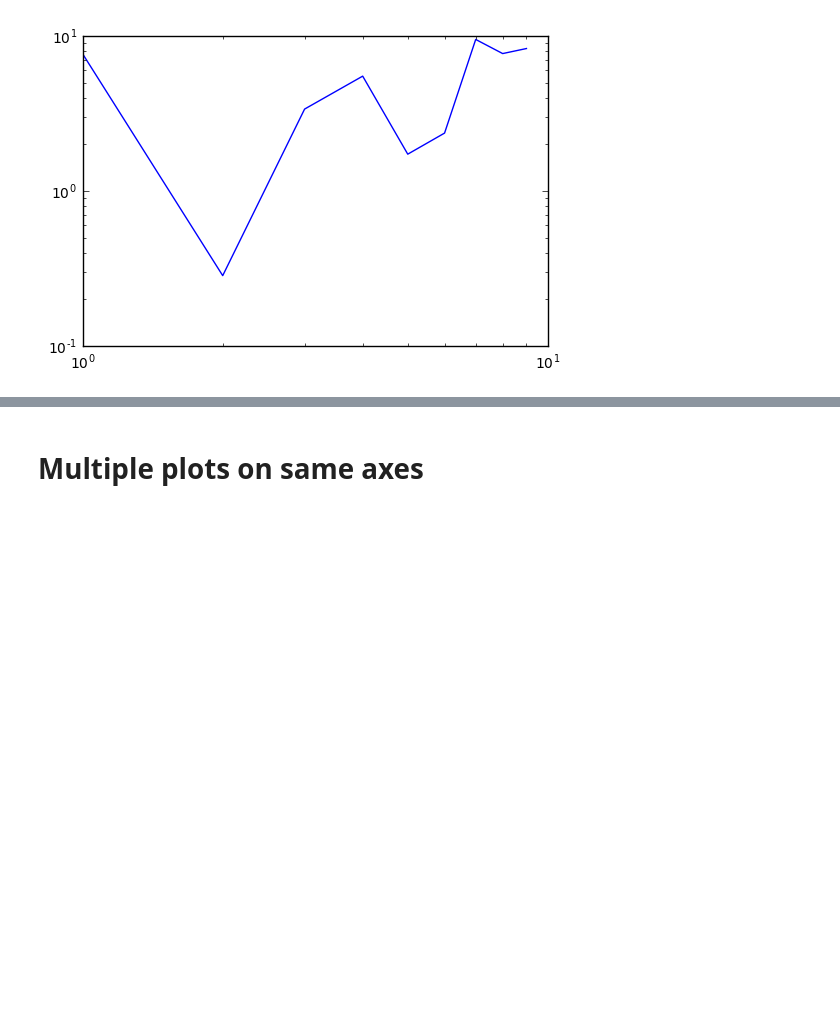
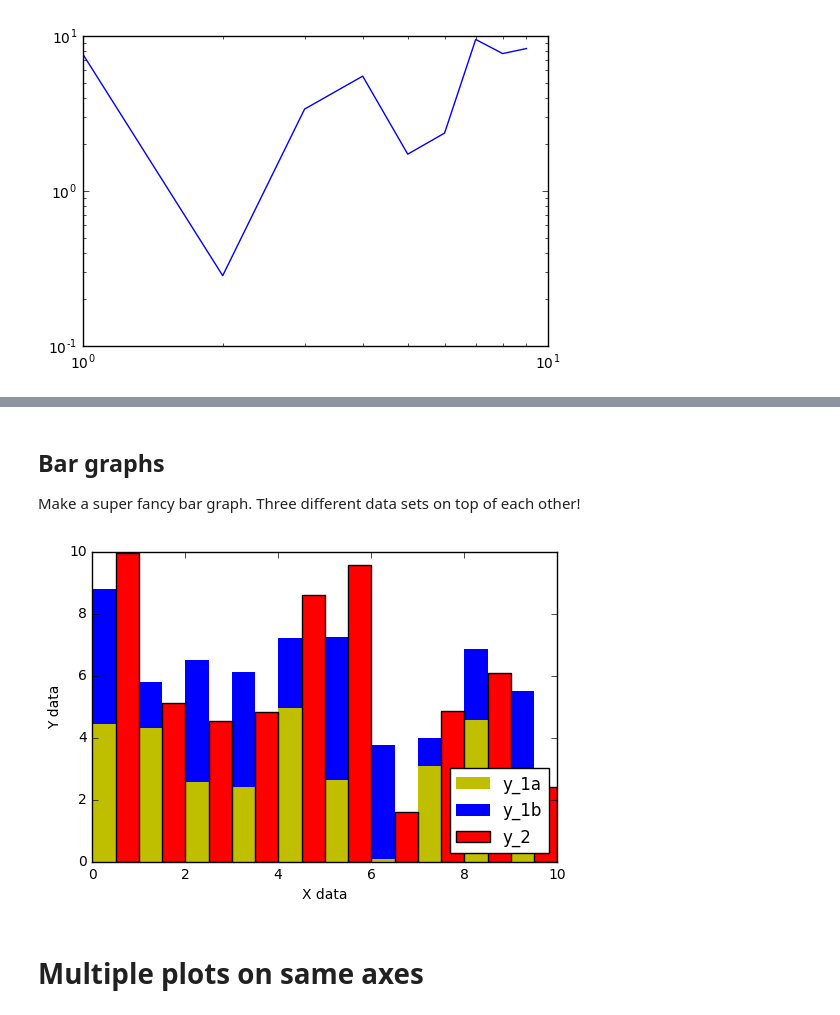
Before and after one commit to pfschus/python-tutorial-plotting, a Jupyter notebook: python_plotting_cheat_sheet.ipynb, the cells around one changed output, grey strips where cells are left out. Cells and saved outputs as stored; diff of their text form; code cells hidden in the pictures; blank space fills up the shorter version.

```diff
--- a/python_plotting_cheat_sheet.ipynb
+++ b/python_plotting_cheat_sheet.ipynb
@@ -113,3 +153,22 @@ plt.show()
+# %% [markdown]
+## Bar graphs
+Make a super fancy bar graph. Three different data sets on top of each other!
+# %%
+N = 10;
+x = np.arange(0,N)
+y_1a = 5*np.random.rand(N)
+y_1b = 5*np.random.rand(N)
+y_2  = 10*np.random.rand(N)
+
+plt.bar(x, y_1a, width = 0.5, color = 'y', edgecolor = 'none')
+plt.bar(x, y_1b, width = 0.5, bottom = y_1a, color = 'b', edgecolor = 'none')
+plt.bar(x+.5, y_2, width = 0.5, color = 'r')
+plt.xlabel('X data')
+plt.ylabel('Y data')
+plt.legend(['y_1a','y_1b','y_2'],loc=4)
+plt.show()
+# %% [output]
+[figure, added]
 # %% [markdown]
 # Multiple plots on same axes
 # %% [markdown]
```
Also changed, not shown: parts of 10 cells of this notebook.
